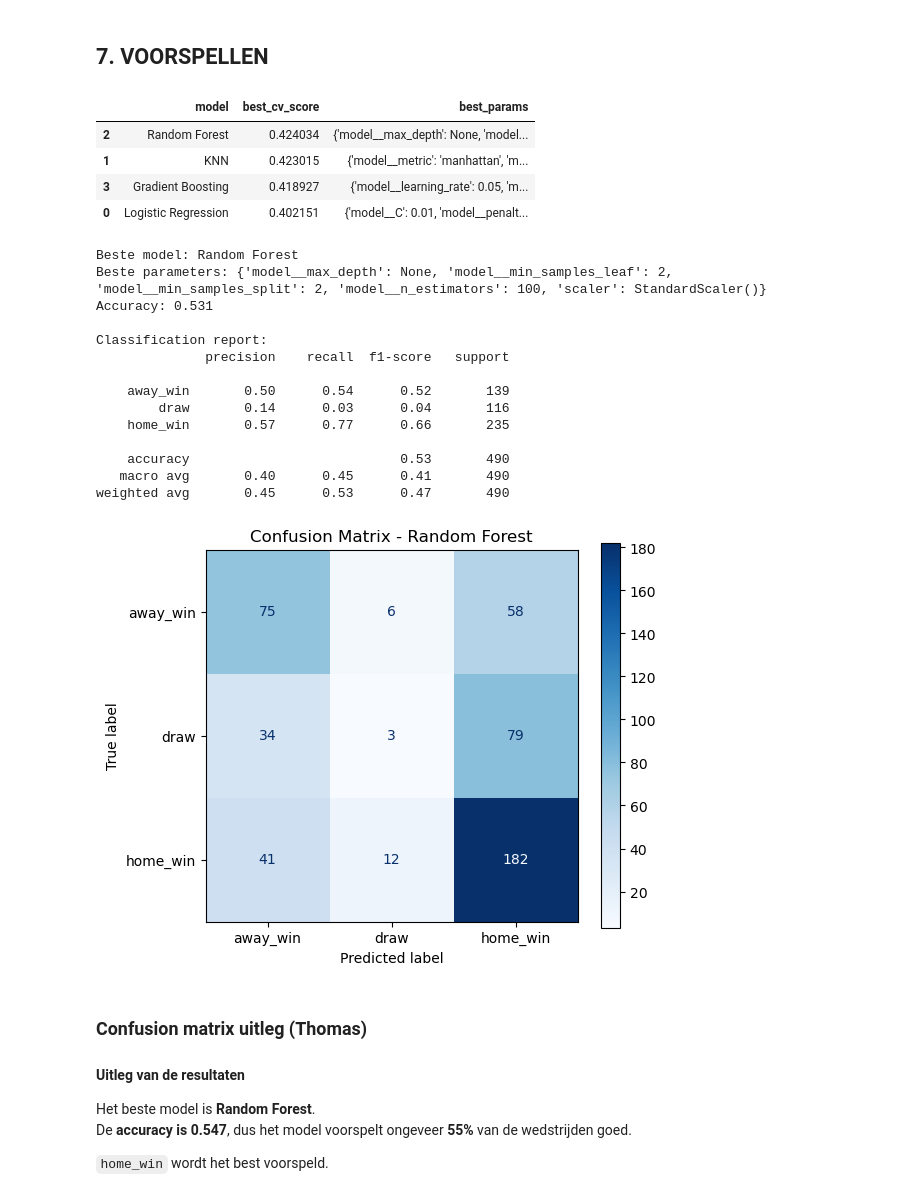
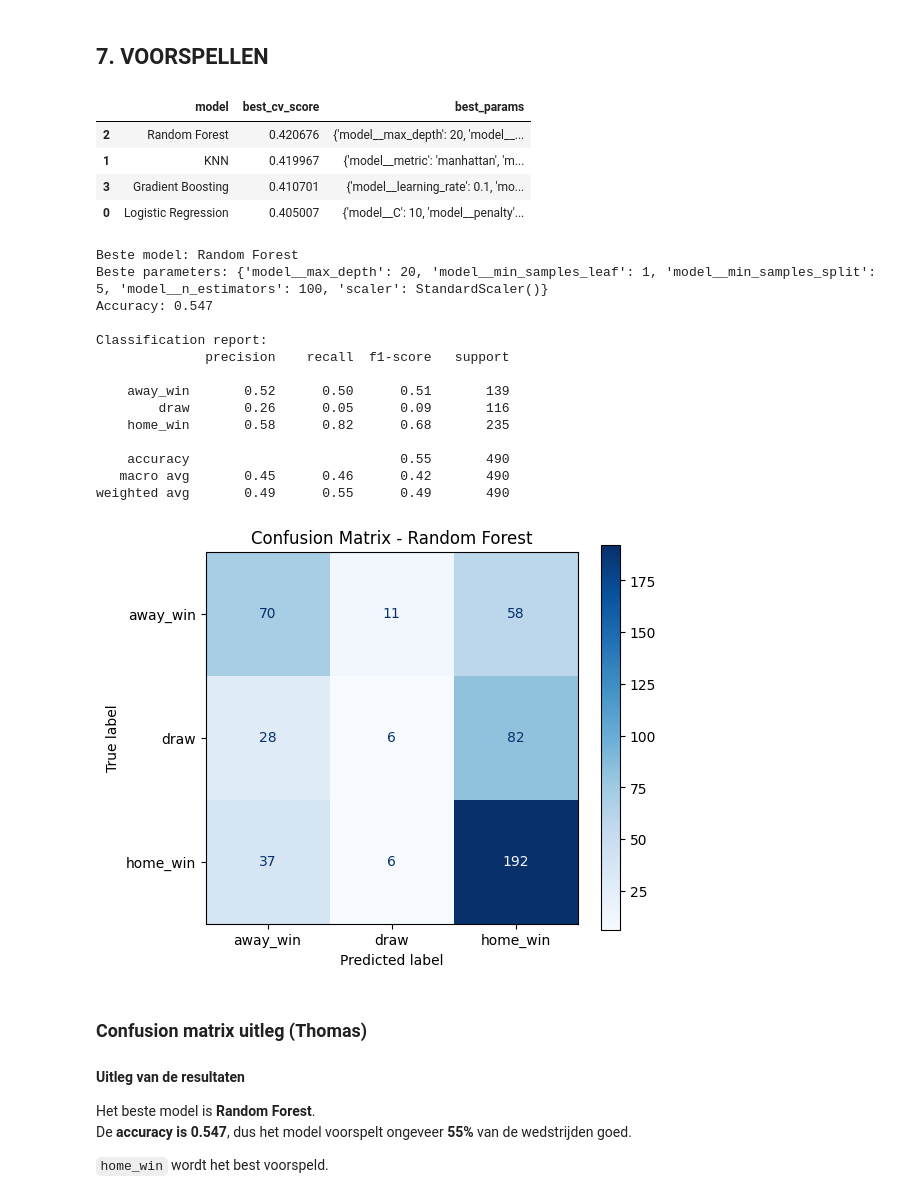
Before and after one commit to Elyas5597/sprint6, a Jupyter notebook: Soccer.ipynb, the cells around one changed output. Cells and saved outputs as stored; diff of their text form; code cells hidden in the pictures.

```diff
--- a/Soccer.ipynb
+++ b/Soccer.ipynb
@@ -3509,8 +3509,8 @@ for name, (pipe, param_grid) in models.items():
         "best_params": grid.best_params_
     })
 
-results_df_f1macro = pd.DataFrame(results).sort_values(by="best_cv_score", ascending=False)
-display(results_df_f1macro)
+results_df = pd.DataFrame(results).sort_values(by="best_cv_score", ascending=False)
+display(results_df)
 
 # -------------------------
 # 5. Beste model kiezen
@@ -3523,46 +3523,46 @@ print("Beste parameters:", results_df_f1macro.iloc[0]["best_params"])
 
 # -------------------------
 # 6. Test set evaluatie
 # -------------------------
 y_pred = best_model_f1macro.predict(X_test)
 
 acc_f1macro = accuracy_score(y_test, y_pred)
 
 print(f"Accuracy: {acc_f1macro:.3f}")
 print("\nClassification report:")
 print(classification_report(y_test, y_pred))
 
 # -------------------------
 # 7. Confusion matrix
 # -------------------------
 cm = confusion_matrix(y_test, y_pred, labels=best_model_f1macro.classes_)
 disp = ConfusionMatrixDisplay(confusion_matrix=cm, display_labels=best_model_f1macro.classes_)
 
 fig, ax = plt.subplots(figsize=(6, 5))
 disp.plot(ax=ax, cmap="Blues", values_format="d")
 plt.title(f"Confusion Matrix - {best_model_name}")
 plt.show()
 # %% [output]
 |  | model | best_cv_score | best_params |
-| 2 | Random Forest | 0.424034 | {'model__max_depth': None, 'model... |
-| 1 | KNN | 0.423015 | {'model__metric': 'manhattan', 'm... |
-| 3 | Gradient Boosting | 0.418927 | {'model__learning_rate': 0.05, 'm... |
-| 0 | Logistic Regression | 0.402151 | {'model__C': 0.01, 'model__penalt... |
+| 2 | Random Forest | 0.420676 | {'model__max_depth': 20, 'model__... |
+| 1 | KNN | 0.419967 | {'model__metric': 'manhattan', 'm... |
+| 3 | Gradient Boosting | 0.410701 | {'model__learning_rate': 0.1, 'mo... |
+| 0 | Logistic Regression | 0.405007 | {'model__C': 10, 'model__penalty'... |
 Beste model: Random Forest
-Beste parameters: {'model__max_depth': None, 'model__min_samples_leaf': 2, 'model__min_samples_split': 2, 'model__n_estimators': 100, 'scaler': StandardScaler()}
-Accuracy: 0.531
+Beste parameters: {'model__max_depth': 20, 'model__min_samples_leaf': 1, 'model__min_samples_split': 5, 'model__n_estimators': 100, 'scaler': StandardScaler()}
+Accuracy: 0.547
 
 Classification report:
               precision    recall  f1-score   support
 
-    away_win       0.50      0.54      0.52       139
-        draw       0.14      0.03      0.04       116
-    home_win       0.57      0.77      0.66       235
+    away_win       0.52      0.50      0.51       139
+        draw       0.26      0.05      0.09       116
+    home_win       0.58      0.82      0.68       235
 
-    accuracy                           0.53       490
-   macro avg       0.40      0.45      0.41       490
-weighted avg       0.45      0.53      0.47       490
+    accuracy                           0.55       490
+   macro avg       0.45      0.46      0.42       490
+weighted avg       0.49      0.55      0.49       490
-[figure, old version]
+[figure, new version]
 # %% [markdown]
 ### Confusion matrix uitleg (Thomas)
 
```
Also changed, not shown: parts of 8 cells of this notebook.
